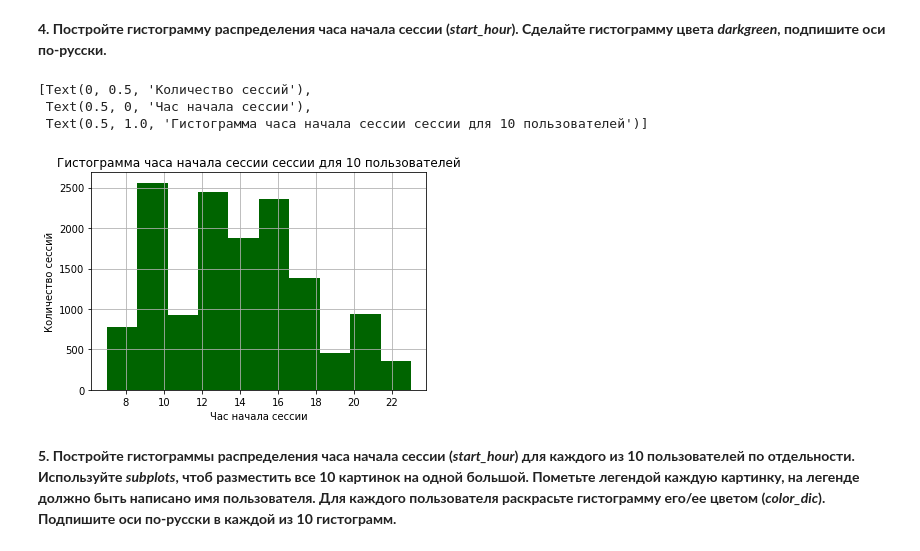
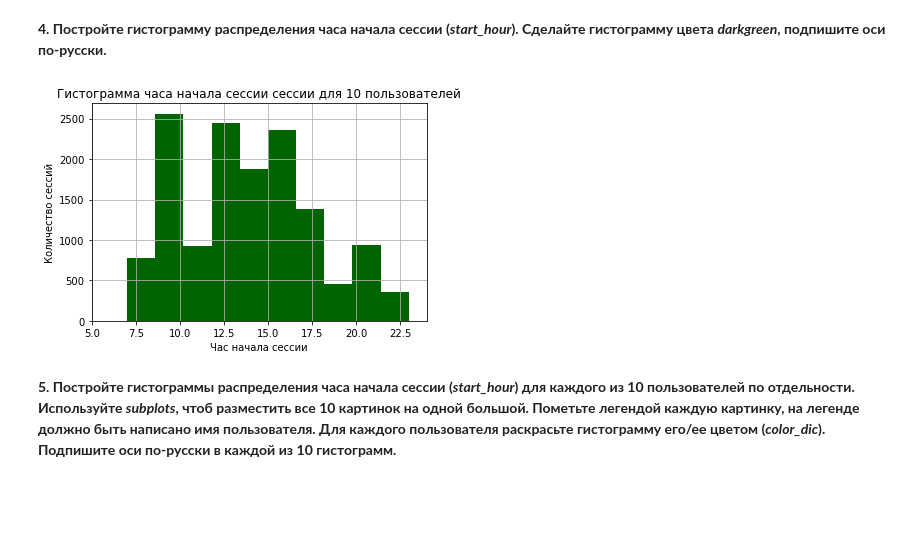
Before and after one commit to n-surkov/coursera_ml, a Jupyter notebook: solution/week3_visual_analysis_and_fe.ipynb, the cells around one changed output. Drawn from its saved outputs; the diff is of its cells as text; code cells hidden in the pictures; blank space fills up the shorter version.

```diff
--- a/solution/week3_visual_analysis_and_fe.ipynb
+++ b/solution/week3_visual_analysis_and_fe.ipynb
@@ -270,13 +273,12 @@ for idx, (user, sub_df) in  enumerate(train_data_10users.groupby('target')):
 # %%
 plot3 = train_data_10users['start_hour'].hist(color='darkgreen')
 plot3.set(xlabel='Час начала сессии',
           ylabel='Количество сессий',
-          title='Гистограмма часа начала сессии сессии для 10 пользователей')
+          title='Гистограмма часа начала сессии сессии для 10 пользователей',
+          xlim=[5, 24])
+print()
 # %% [output]
-[Text(0, 0.5, 'Количество сессий'),
- Text(0.5, 0, 'Час начала сессии'),
- Text(0.5, 1.0, 'Гистограмма часа начала сессии сессии для 10 пользователей')]
-[figure, old version]
+[figure, new version]
 # %% [markdown]
 **5. Постройте гистограммы распределения часа начала сессии (*start_hour*) для каждого из 10 пользователей по отдельности. Используйте *subplots*, чтоб разместить все 10 картинок на одной большой. Пометьте легендой каждую картинку, на легенде должно быть написано имя пользователя. Для каждого пользователя раскрасьте гистограмму его/ее цветом (*color_dic*). Подпишите оси по-русски в каждой из 10 гистограмм.**
 # %%
```
Also changed, not shown: parts of 20 cells of this notebook.
